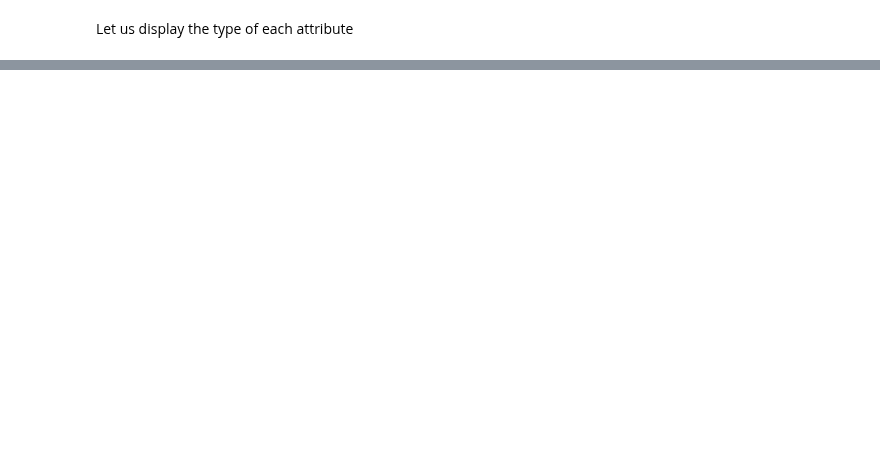
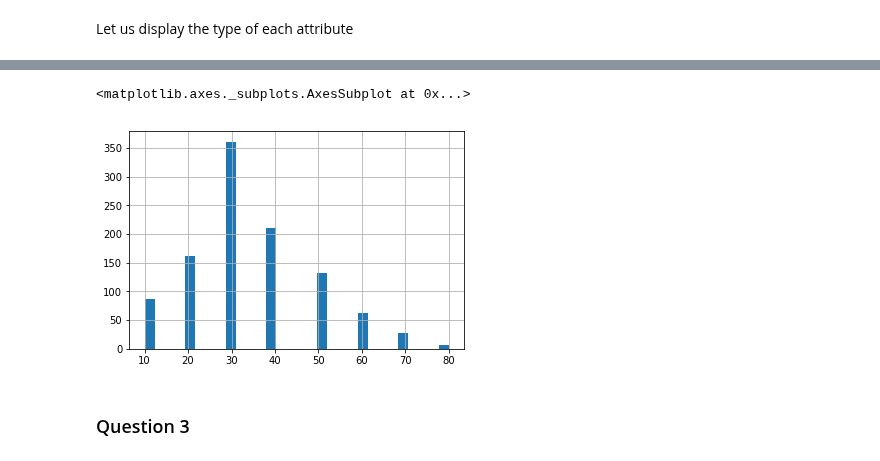
Before and after one commit to vincenzobaz/VBTALL-ADA2017, a Jupyter notebook: Homework 1.ipynb, the cells around one changed output, grey strips where cells are left out. Cells and saved outputs as stored; diff of their text form; code cells hidden in the pictures; blank space fills up the shorter version.

```diff
--- a/Homework 1.ipynb
+++ b/Homework 1.ipynb
@@ -423,5 +90,13 @@ titanic
 # %% [markdown]
 Let us display the type of each attribute
+# %%
+titanic.pclass = titanic.pclass.astype('category')
+titanic.sex = titanic.sex.astype('category')
+titanic.embarked = titanic.embarked.astype('category')
+# %%
+titanic.pclass.cat.rename_categories(['First', 'Second', 'Third'], inplace=True)
+titanic.sex.cat.rename_categories(['Female', 'Male'], inplace=True)
+titanic.embarked.cat.rename_categories(['Cherbourg', 'Queenstown', 'Southampton'], inplace=True)
 # %%
 titanic.dtypes
 # %% [output]
@@ -451,4 +117,0 @@ Name: home.dest, dtype: object
-# %%
-titanic['sex'] = titanic.sex.astype('category')
-titanic['embarked'] = titanic.embarked.astype('category')
-titanic.dtypes
@@ -663,4 +122,0 @@ Name: survived, dtype: float64
-# %%
-titanic_multiInd = titanic.set_index(['pclass','sex'])
-titanic_grouped1 = titanic_multiInd.groupby(level=('pclass','sex'),axis=0)[['survived']].apply(survival_rate)
-titanic_grouped1.head()
@@ -733,0 +138,7 @@ True
+# %%
+pd.cut(titanic.age, [0, 10, 20, 30, 40, 50, 60, 70, 80], labels=[10, 20, 30, 40, 50, 60, 70, 80]).hist(bins=30)
+# %% [output]
+<matplotlib.axes._subplots.AxesSubplot at 0x...>
+[figure, added]
+# %% [markdown]
+### Question 3
```
Also changed, not shown: parts of 98 cells of this notebook.
